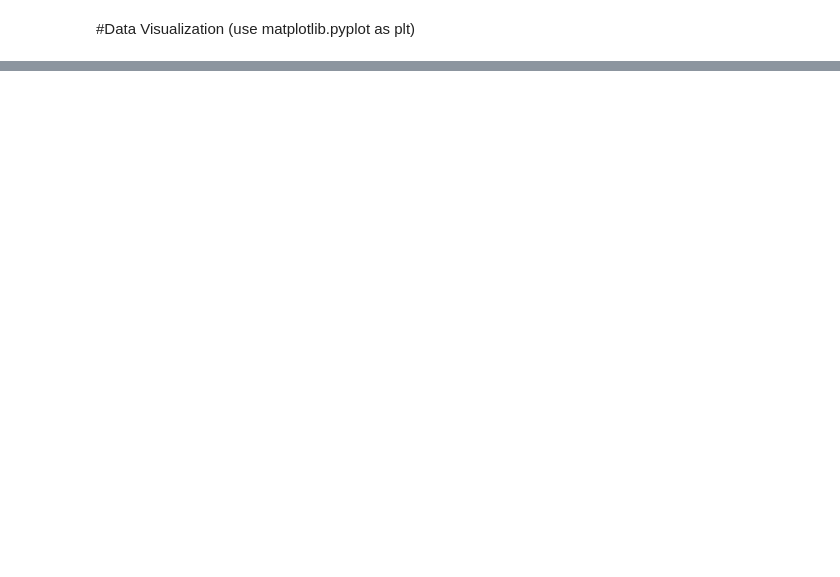
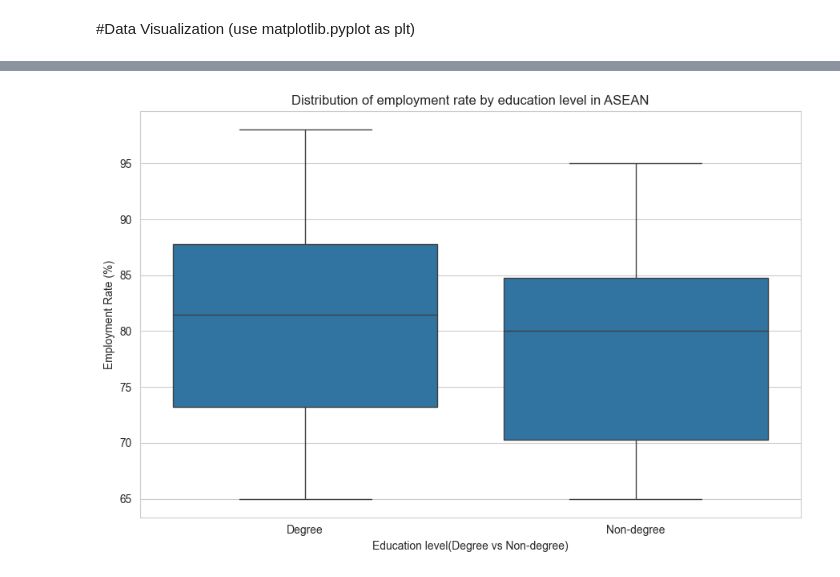
Before and after one commit to tay27890123/Tuto1, a Jupyter notebook: Practice github.ipynb, the cells around one changed output, grey strips where cells are left out. Cells and saved outputs as stored; diff of their text form; code cells hidden in the pictures; blank space fills up the shorter version.

```diff
--- a/Practice github.ipynb
+++ b/Practice github.ipynb
@@ -313,0 +381,16 @@ plt.show()
+# %%
+plt.figure(figsize=(9,6))
+
+sns.boxplot(
+    data=df,
+    x="education",
+    y="employment_rate"
+)
+
+plt.title("Distribution of employment rate by education level in ASEAN")
+plt.xlabel("Education level(Degree vs Non-degree)")
+plt.ylabel("Employment Rate (%)")
+plt.tight_layout() # for adjusting the layout to prevent overlap == plt.tight_layout() #use this before plt.show().
+plt.show()
+# %% [output]
+[figure, added]
```
Also changed, not shown: parts of 15 cells of this notebook.
